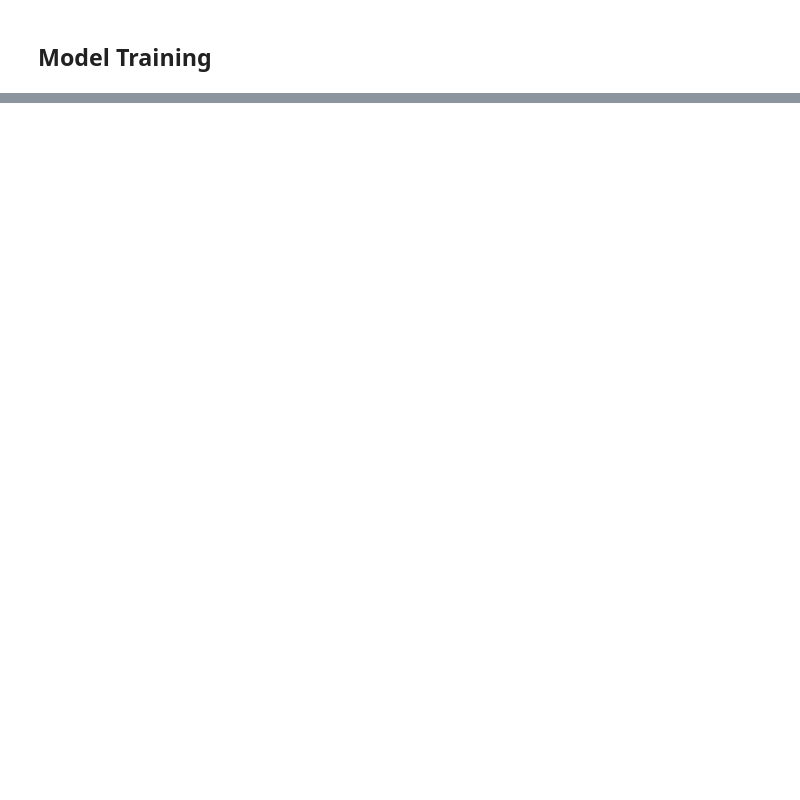
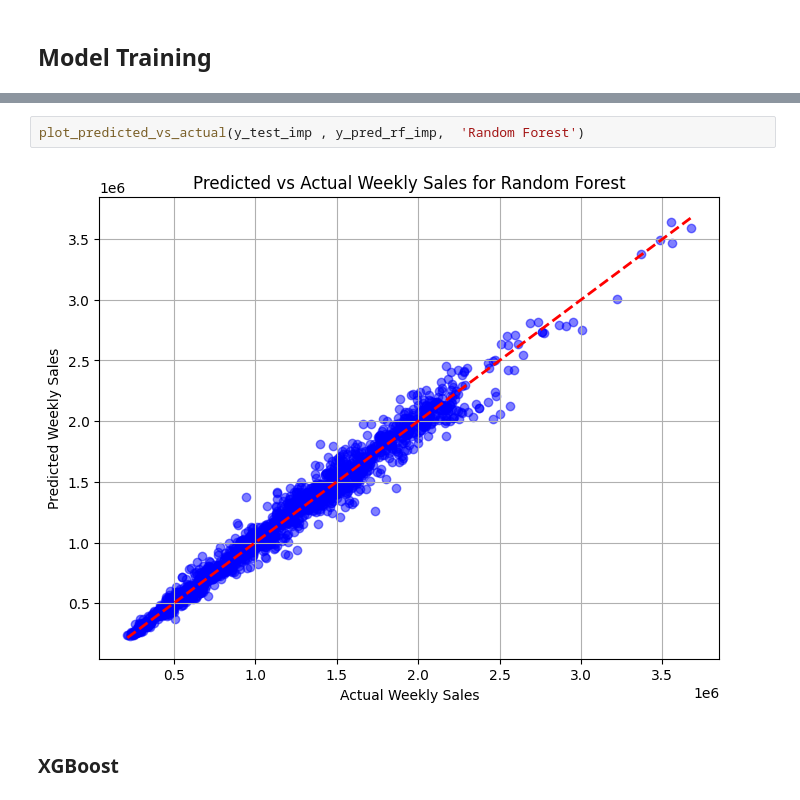
Before and after one commit to YassineICHIRRI/weekly-sales-prediction, a Jupyter notebook: notebooks/EDA.ipynb, the cells around one changed output, grey strips where cells are left out. Drawn from its saved outputs; the diff is of its cells as text; blank space fills up the shorter version.

```diff
--- a/notebooks/EDA.ipynb
+++ b/notebooks/EDA.ipynb
@@ -697,0 +728,6 @@ print(xgb.__version__)
+# %%
+plot_predicted_vs_actual(y_test_imp , y_pred_rf_imp,  'Random Forest')
+# %% [output]
+[figure, added]
+# %% [markdown]
+### XGBoost
```
Also changed, not shown: parts of 58 cells of this notebook, 14 other files.
